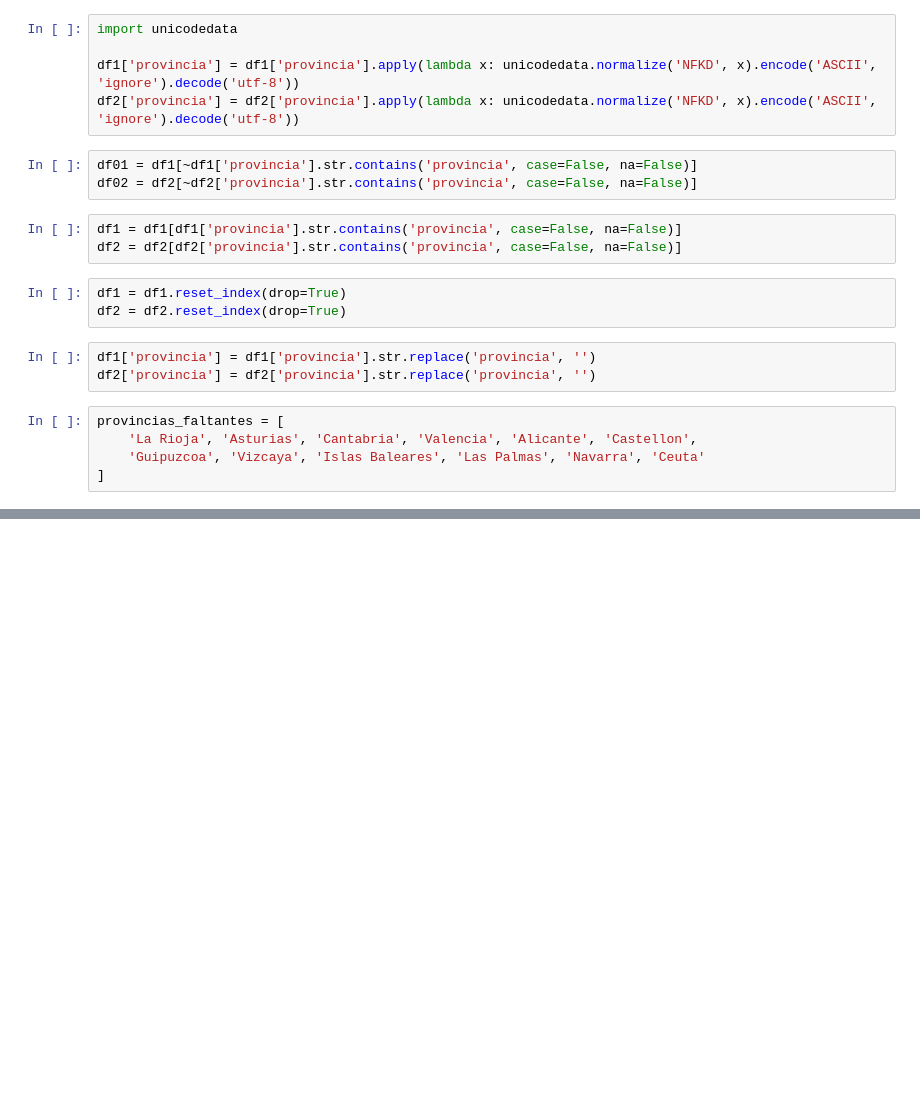
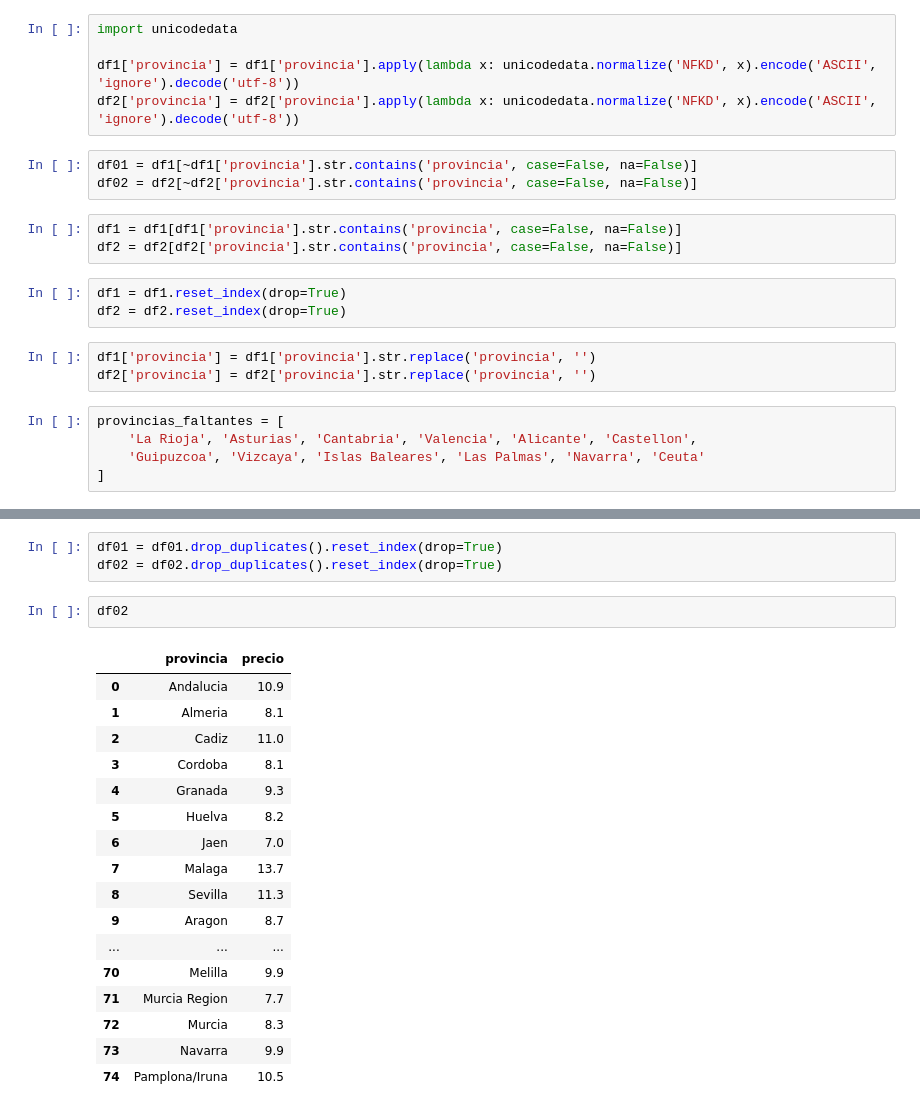
Before and after one commit to Gbau11/Analisis-de-la-vivienda-Idealista, a Jupyter notebook: jupyter/espana/Analisis_espana.ipynb, the cells around one changed output, grey strips where cells are left out. Cells and saved outputs as stored; diff of their text form; blank space fills up the shorter version.

```diff
--- a/jupyter/espana/Analisis_espana.ipynb
+++ b/jupyter/espana/Analisis_espana.ipynb
@@ -82,0 +88,23 @@ nuevo_df02
+# %%
+df01 = df01.drop_duplicates().reset_index(drop=True)
+df02 = df02.drop_duplicates().reset_index(drop=True)
+# %%
+df02
+# %% [output]
+|  | provincia | precio |
+| 0 | Andalucia | 10.9 |
+| 1 | Almeria | 8.1 |
+| 2 | Cadiz | 11.0 |
+| 3 | Cordoba | 8.1 |
+| 4 | Granada | 9.3 |
+| 5 | Huelva | 8.2 |
+| 6 | Jaen | 7.0 |
+| 7 | Malaga | 13.7 |
+| 8 | Sevilla | 11.3 |
+| 9 | Aragon | 8.7 |
+| ... | ... | ... |
+| 70 | Melilla | 9.9 |
+| 71 | Murcia Region | 7.7 |
+| 72 | Murcia | 8.3 |
+| 73 | Navarra | 9.9 |
+| 74 | Pamplona/Iruna | 10.5 |
```
Also changed, not shown: parts of 13 cells of this notebook, 1 other file.
